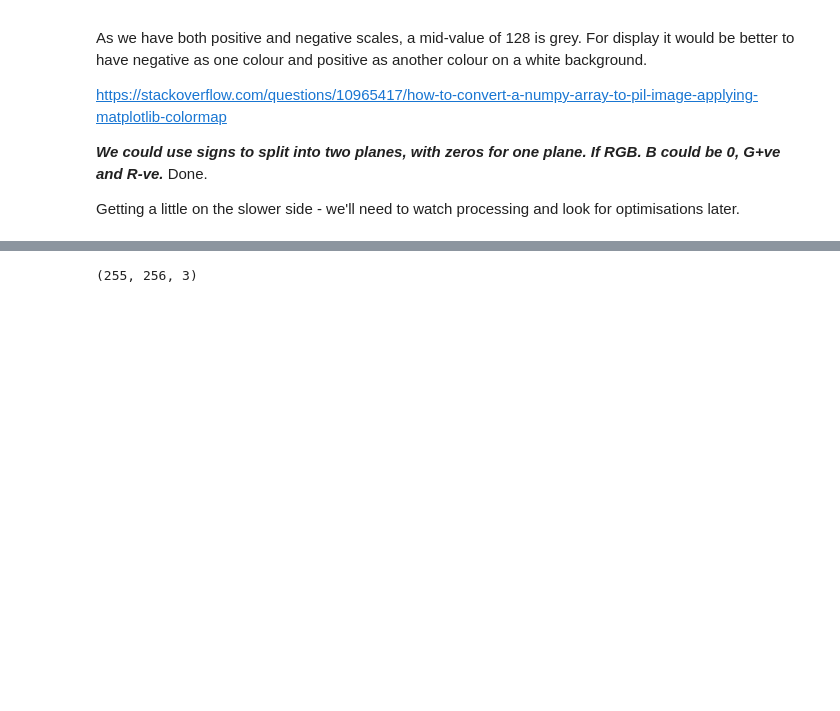
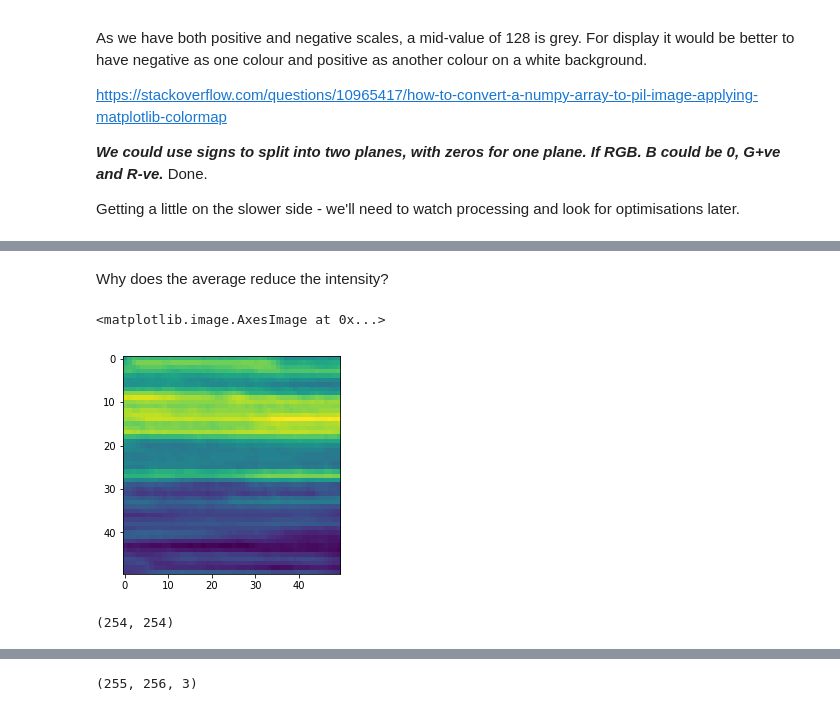
Before and after one commit to benhoyle/var_processor, a Jupyter notebook: 2020-06-13 - Spacetime Modelling of Sound + Tkinter GU - CONT.ipynb, the cells around one changed output, grey strips where cells are left out. Saved outputs shown, nothing was run; the diff lists cells and outputs as text; code cells hidden in the pictures; blank space fills up the shorter version.

```diff
--- a/2020-06-13 - Spacetime Modelling of Sound + Tkinter GU - CONT.ipynb
+++ b/2020-06-13 - Spacetime Modelling of Sound + Tkinter GU - CONT.ipynb
@@ -424,0 +486,13 @@ H.dtype, H.max(), H.min()
+# %% [markdown]
+Why does the average reduce the intensity?
+# %%
+images_l2 = decompose_and_prep(images[0].astype(np.int16))
+# %%
+plt.imshow(images_l2[0][100:150, 100:150])
+# %% [output]
+<matplotlib.image.AxesImage at 0x...>
+[figure, added]
+# %%
+images_l2[0].shape
+# %% [output]
+(254, 254)
```
Also changed, not shown: parts of 20 cells of this notebook, 9 other files.
